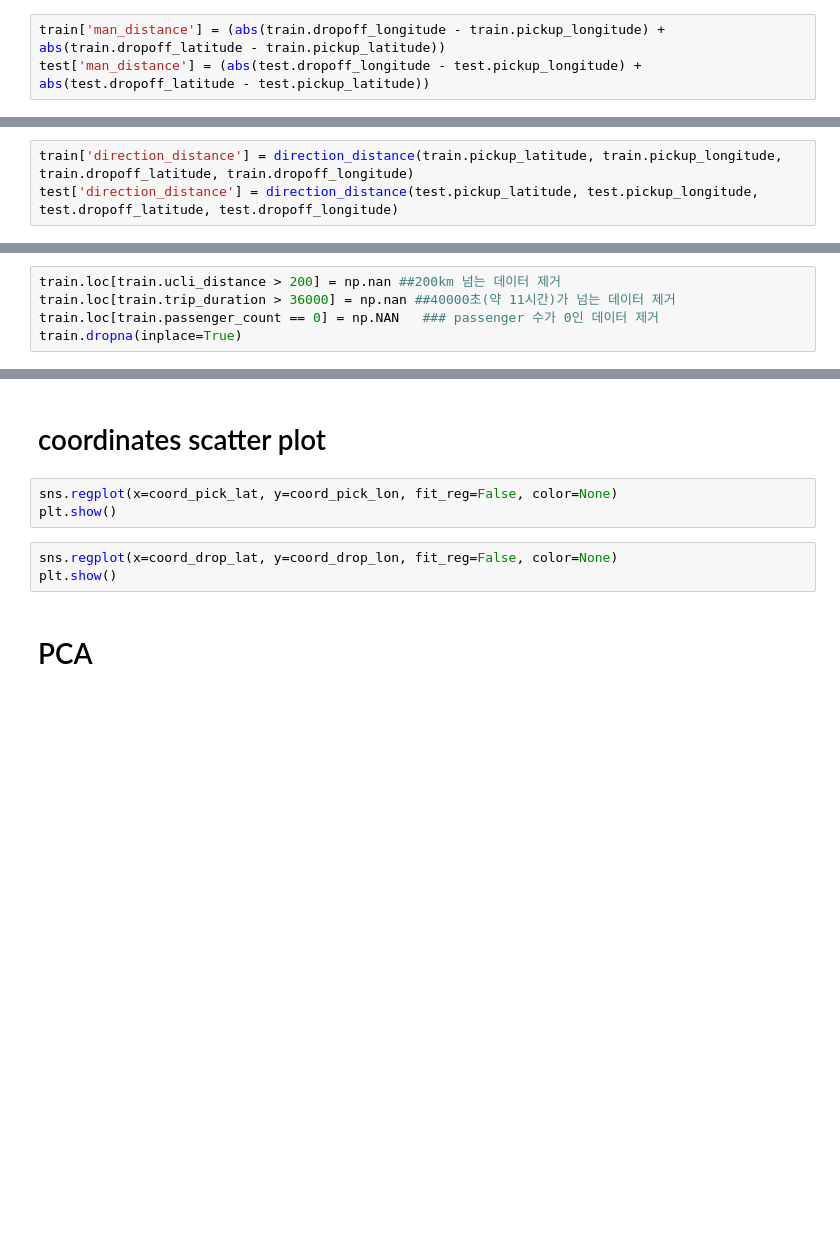
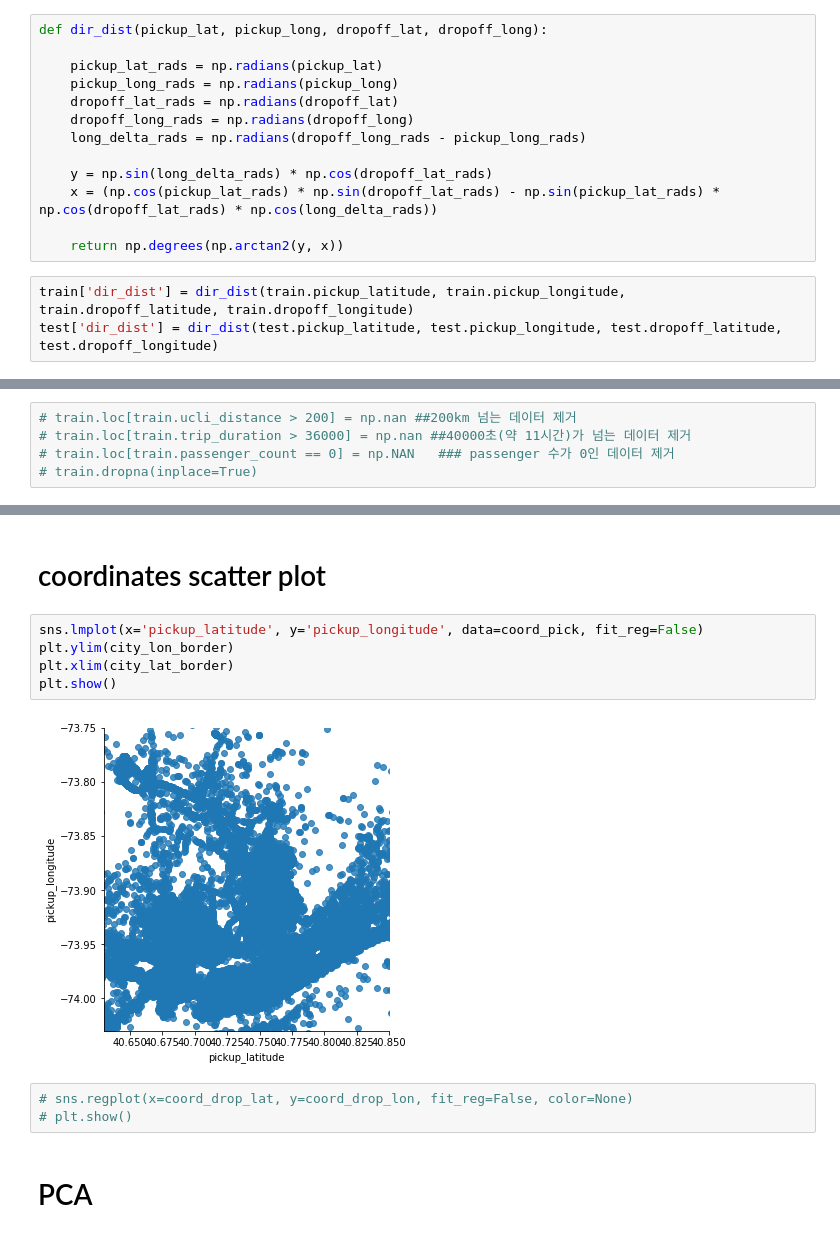
Before and after one commit to jungi21cc/taxi, a Jupyter notebook: JK/taxi_V5.0.ipynb, the cells around one changed output, grey strips where cells are left out. Drawn from its saved outputs; the diff is of its cells as text; blank space fills up the shorter version.

```diff
--- a/JK/taxi_V5.0.ipynb
+++ b/JK/taxi_V5.0.ipynb
@@ -237,3 +392,16 @@ test['ucli_distance'] = dist
+# %%
+def dir_dist(pickup_lat, pickup_long, dropoff_lat, dropoff_long):
+
+    pickup_lat_rads = np.radians(pickup_lat)
+    pickup_long_rads = np.radians(pickup_long)
+    dropoff_lat_rads = np.radians(dropoff_lat)
+    dropoff_long_rads = np.radians(dropoff_long)
+    long_delta_rads = np.radians(dropoff_long_rads - pickup_long_rads)
+
+    y = np.sin(long_delta_rads) * np.cos(dropoff_lat_rads)
+    x = (np.cos(pickup_lat_rads) * np.sin(dropoff_lat_rads) - np.sin(pickup_lat_rads) * np.cos(dropoff_lat_rads) * np.cos(long_delta_rads))
+
+    return np.degrees(np.arctan2(y, x))
 # %%
-train['man_distance'] = (abs(train.dropoff_longitude - train.pickup_longitude) + abs(train.dropoff_latitude - train.pickup_latitude))
-test['man_distance'] = (abs(test.dropoff_longitude - test.pickup_longitude) + abs(test.dropoff_latitude - test.pickup_latitude))
+train['dir_dist'] = dir_dist(train.pickup_latitude, train.pickup_longitude, train.dropoff_latitude, train.dropoff_longitude)
+test['dir_dist'] = dir_dist(test.pickup_latitude, test.pickup_longitude, test.dropoff_latitude, test.dropoff_longitude)
@@ -255,6 +408,3 @@ def direction_distance(pickup_lat, pickup_long, dropoff_lat, dropoff_long):
-# %%
-train['direction_distance'] = direction_distance(train.pickup_latitude, train.pickup_longitude, train.dropoff_latitude, train.dropoff_longitude)
-test['direction_distance'] = direction_distance(test.pickup_latitude, test.pickup_longitude, test.dropoff_latitude, test.dropoff_longitude)
 # %% [markdown]
 # 1.2.c Outlier Removal
 # %% [markdown]
@@ -271,10 +421,10 @@ test['direction_distance'] = direction_distance(test.pickup_latitude, test.picku
 # %% [markdown]
 # qualitative analysis
 # %%
-train.loc[train.ucli_distance > 200] = np.nan ##200km 넘는 데이터 제거
-train.loc[train.trip_duration > 36000] = np.nan ##40000초(약 11시간)가 넘는 데이터 제거
-train.loc[train.passenger_count == 0] = np.NAN   ### passenger 수가 0인 데이터 제거
-train.dropna(inplace=True)
+# train.loc[train.ucli_distance > 200] = np.nan ##200km 넘는 데이터 제거
+# train.loc[train.trip_duration > 36000] = np.nan ##40000초(약 11시간)가 넘는 데이터 제거
+# train.loc[train.passenger_count == 0] = np.NAN   ### passenger 수가 0인 데이터 제거
+# train.dropna(inplace=True)
 # %% [markdown]
 # 1.2.d.2 Spatial Data Analysis
 
@@ -324,11 +492,15 @@ coord_all1.head()
 # %% [markdown]
 # coordinates scatter plot
+# %%
+sns.lmplot(x='pickup_latitude', y='pickup_longitude', data=coord_pick, fit_reg=False)
+plt.ylim(city_lon_border)
+plt.xlim(city_lat_border)
+plt.show()
+# %% [output]
+[figure, added]
 # %%
-sns.regplot(x=coord_pick_lat, y=coord_pick_lon, fit_reg=False, color=None)
-plt.show()
+# sns.regplot(x=coord_drop_lat, y=coord_drop_lon, fit_reg=False, color=None)
+# plt.show()
-# %%
-sns.regplot(x=coord_drop_lat, y=coord_drop_lon, fit_reg=False, color=None)
-plt.show()
 # %% [markdown]
 # PCA
 # %%
```
Also changed, not shown: parts of 76 cells of this notebook, 3 other files.
